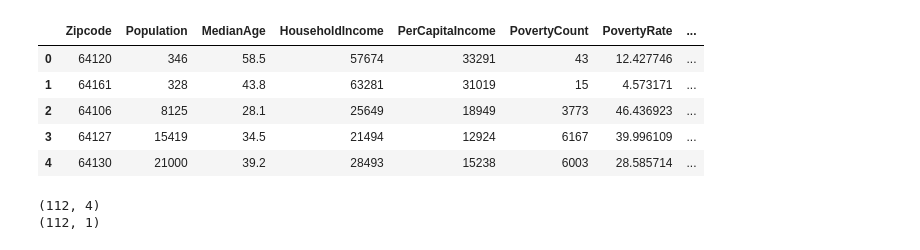
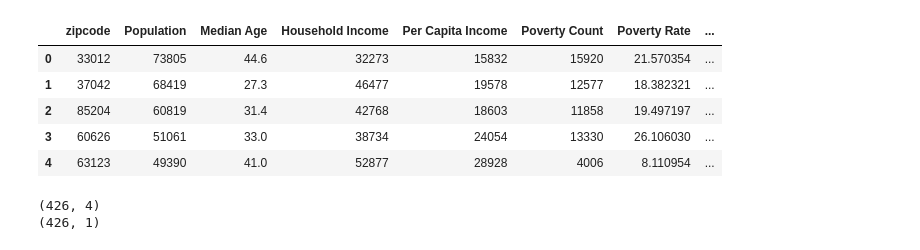
Before and after one commit to thatsamorris/Final_Project, a Jupyter notebook: Final_Project/machLearn/neural_network_with_keras.ipynb, the cells around one changed output. Cells and saved outputs as stored; diff of their text form; code cells hidden in the pictures.

```diff
--- a/Final_Project/machLearn/neural_network_with_keras.ipynb
+++ b/Final_Project/machLearn/neural_network_with_keras.ipynb
@@ -4,6 +4,7 @@ import matplotlib.pyplot as plt
 import numpy as np
 import pandas as pd
 # %%
-census = pd.read_csv('data/census_crime_data_cleaned.csv')
+census = pd.read_csv('data/combined_cities_census.csv')
 census.head()
+census.shape
 # %% [output]
@@ -15,0 +23,3 @@ census.head()
+# %%
+census = census.sort_values(by=['crime_rate'])
+census.head()
@@ -15,0 +33,4 @@ census.head()
+# %%
+census['crime_rating'] = ""
+census = census.reset_index(drop=True)
+census.head()
@@ -23,0 +52,12 @@ print(min_num)
+# %%
+# census['encode'] = ""
+# census.head()
+for index, row in census.iterrows():
+    if(index < 142):
+        blah = "low"
+    elif(index < 284):
+        blah = "medium"
+    else:
+        blah = "high"
+    census.at[index, 'crime_rating'] = blah
+census.head()
@@ -24,19 +71,19 @@ print(min_num)
 # %%
-# census['encode'] = ""
+census['encode'] = ""
 # census.head()
 for index, row in census.iterrows():
-    if(row['crime_rating'] == "High"):
-        blah = 2
-    elif(row['crime_rating'] == 'Medium'):
+    if(row['crime_rating'] == "low"):
+        blah = 0
+    elif(row['crime_rating'] == "medium"):
         blah = 1
     else:
-        blah = 0
+        blah = 2
     census.at[index, 'encode'] = blah
 census.head()
 # %% [output]
-|  | Zipcode | Population | MedianAge | HouseholdIncome | PerCapitaIncome | PovertyCount | PovertyRate | ... |
-| 0 | 64120 | 346 | 58.5 | 57674 | 33291 | 43 | 12.427746 | ... |
-| 1 | 64161 | 328 | 43.8 | 63281 | 31019 | 15 | 4.573171 | ... |
-| 2 | 64106 | 8125 | 28.1 | 25649 | 18949 | 3773 | 46.436923 | ... |
-| 3 | 64127 | 15419 | 34.5 | 21494 | 12924 | 6167 | 39.996109 | ... |
-| 4 | 64130 | 21000 | 39.2 | 28493 | 15238 | 6003 | 28.585714 | ... |
+|  | zipcode | Population | Median Age | Household Income | Per Capita Income | Poverty Count | Poverty Rate | ... |
+| 0 | 33012 | 73805 | 44.6 | 32273 | 15832 | 15920 | 21.570354 | ... |
+| 1 | 37042 | 68419 | 27.3 | 46477 | 19578 | 12577 | 18.382321 | ... |
+| 2 | 85204 | 60819 | 31.4 | 42768 | 18603 | 11858 | 19.497197 | ... |
+| 3 | 60626 | 51061 | 33.0 | 38734 | 24054 | 13330 | 26.106030 | ... |
+| 4 | 63123 | 49390 | 41.0 | 52877 | 28928 | 4006 | 8.110954 | ... |
@@ -43,11 +92,12 @@ census.head()
 # %%
-X = census[["MedianAge", "HouseholdIncome", "PerCapitaIncome", "PovertyRate"]]
+X = census[["Median Age", "Household Income",
+            "Per Capita Income", "Poverty Rate"]]
 y = census["encode"].values.reshape(-1, 1)
 print(X.shape)
 print(y.shape)
 # %% [output]
-(112, 4)
-(112, 1)
+(426, 4)
+(426, 1)
 # %%
 from sklearn.model_selection import train_test_split
 
```
Also changed, not shown: parts of 13 cells of this notebook, 5 other files.
